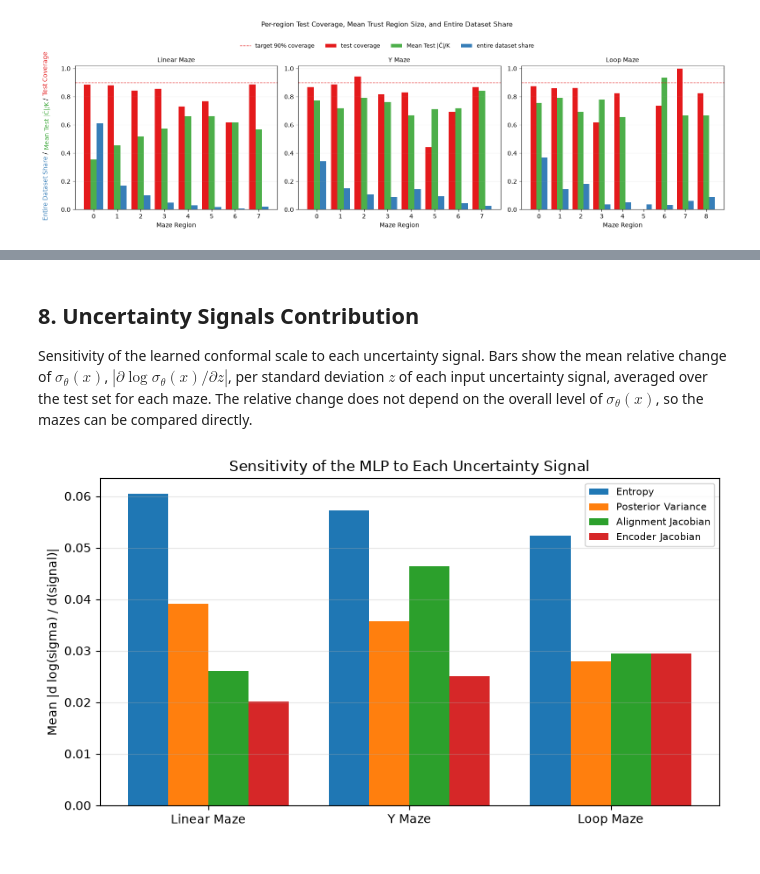
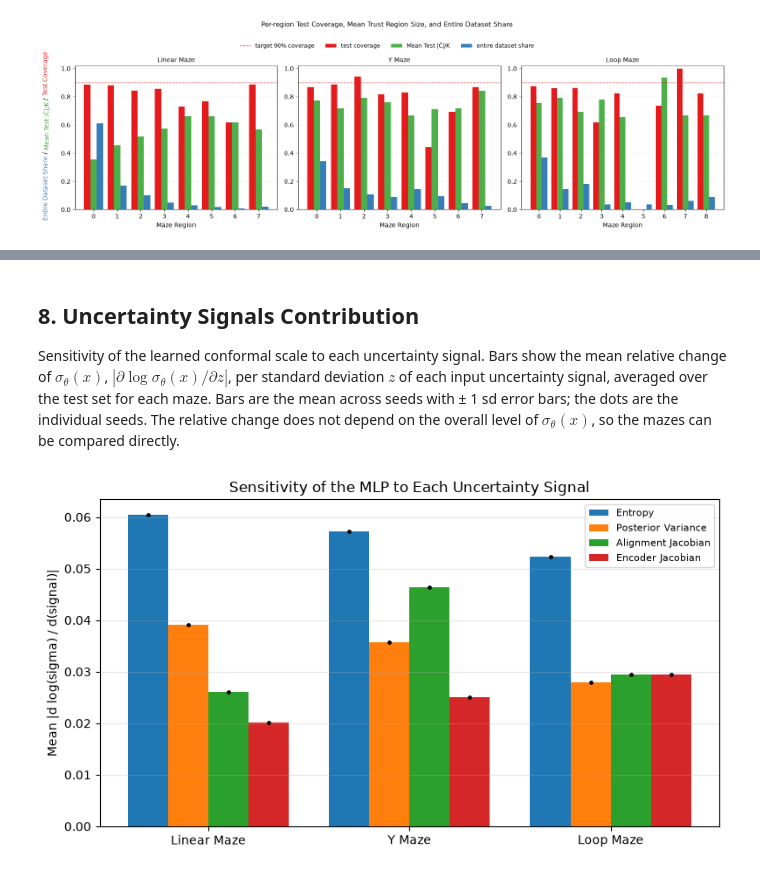
Before and after one commit to ada-ggf25/Conformal-BCI, a Jupyter notebook: analyses/cross_maze.ipynb, the cells around one changed output, grey strips where cells are left out. Drawn from its saved outputs; the diff is of its cells as text; code cells hidden in the pictures.

```diff
--- a/analyses/cross_maze.ipynb
+++ b/analyses/cross_maze.ipynb
@@ -560,16 +581,19 @@ Decoder error Pearson correlations over grouped test data points. Decoder error
 # %%
 rows = []
 for p in order:
-    s = error_correlations_for_bundle(mazes[p])
-    if s is None:
+    cs = seed_values(mazes[p], error_correlations_for_bundle)
+    if not cs:
         continue
-    rows.append(
-        {
-            "maze": MAZE_LABELS[p],
-            "Pearson correlation(error, size)": f"{s['corr_error_size']:+.2f}",
-            "Pearson correlation(error, sigma)": f"{s['corr_error_sigma']:+.2f}",
-        }
-    )
+    row = {"maze": MAZE_LABELS[p], "seeds": len(cs)}
+    for key, label in (
+        ("corr_error_size", "Pearson correlation(error, size)"),
+        ("corr_error_sigma", "Pearson correlation(error, sigma)"),
+    ):
+        vals = [c[key] for c in cs]
+        m, sd = mean_sd(vals)
+        row[label] = fmt_mean_sd(m[0], sd[0], digits=2, signed=True)
+        row[f"{label}, per seed"] = "  ".join(f"{v:+.2f}" for v in vals)
+    rows.append(row)
 
 corr_df = pd.DataFrame(rows).set_index("maze") if rows else pd.DataFrame()
 if len(corr_df):
@@ -583,45 +607,51 @@ if len(corr_df):
 # %% [markdown]
 ## 8. Uncertainty Signals Contribution
 
-Sensitivity of the learned conformal scale to each uncertainty signal. Bars show the mean relative change of $\sigma_\theta(x)$, $|\partial \log \sigma_\theta(x) / \partial z|$, per standard deviation $z$ of each input uncertainty signal, averaged over the test set for each maze. The relative change does not depend on the overall level of $\sigma_\theta(x)$, so the mazes can be compared directly.
+Sensitivity of the learned conformal scale to each uncertainty signal. Bars show the mean relative change of $\sigma_\theta(x)$, $|\partial \log \sigma_\theta(x) / \partial z|$, per standard deviation $z$ of each input uncertainty signal, averaged over the test set for each maze. Bars are the mean across seeds with ± 1 sd error bars; the dots are the individual seeds. The relative change does not depend on the overall level of $\sigma_\theta(x)$, so the mazes can be compared directly.
 # %%
 if mazes:
     _sig_labels = {
         "entropy": "Entropy",
         "variance": "Posterior Variance",
         "align_jacobian": "Alignment Jacobian",
         "enc_jacobian": "Encoder Jacobian",
     }
-    _sens = {}
+    _sens = {}  # paradigm -> list over seeds of signal_sensitivity_for_bundle results
     for p in order:
-        s = signal_sensitivity_for_bundle(mazes[p])
-        if s is not None:
+        s = seed_values(mazes[p], signal_sensitivity_for_bundle)
+        if s:
             _sens[p] = s
 
     if _sens:
-        _signal_names = next(iter(_sens.values()))["signals"]
+        _signal_names = next(iter(_sens.values()))[0]["signals"]
         fig, ax = plt.subplots(figsize=(8, 4.5))
         _x = np.arange(len(order))
         _w = 0.8 / len(_signal_names)
         for j, s in enumerate(_signal_names):
-            vals = [
-                _sens[p]["mean_abs_log_grad"][j] if p in _sens else np.nan
+            _xj = _x + (j - (len(_signal_names) - 1) / 2) * _w
+            per_seed = [
+                [x["mean_abs_log_grad"][j] for x in _sens[p]] if p in _sens else []
                 for p in order
             ]
+            stats = [mean_sd(v) if v else (np.array([np.nan]),) * 2 for v in per_seed]
             ax.bar(
-                _x + (j - (len(_signal_names) - 1) / 2) * _w,
-                vals,
+                _xj,
+                [m[0] for m, _ in stats],
                 _w,
+                yerr=[err(sd)[0] for _, sd in stats],
+                capsize=3,
                 label=_sig_labels.get(s, s),
             )
+            for xi, v in zip(_xj, per_seed, strict=True):  # one dot per seed
+                ax.scatter([xi] * len(v), v, s=6, color="k", zorder=3)
         ax.set_xticks(_x)
         ax.set_xticklabels([MAZE_LABELS[p] for p in order])
         ax.set_ylabel("Mean |d log(sigma) / d(signal)|")
         ax.set_title("Sensitivity of the MLP to Each Uncertainty Signal")
         ax.legend(fontsize=8)
         ax.grid(alpha=0.3, axis="y")
         plt.tight_layout()
         save_report_figure(fig, "signal-confound.png")
         plt.show()
 # %% [output]
-[figure, old version]
+[figure, new version]
```
Also changed, not shown: parts of 13 cells of this notebook.
